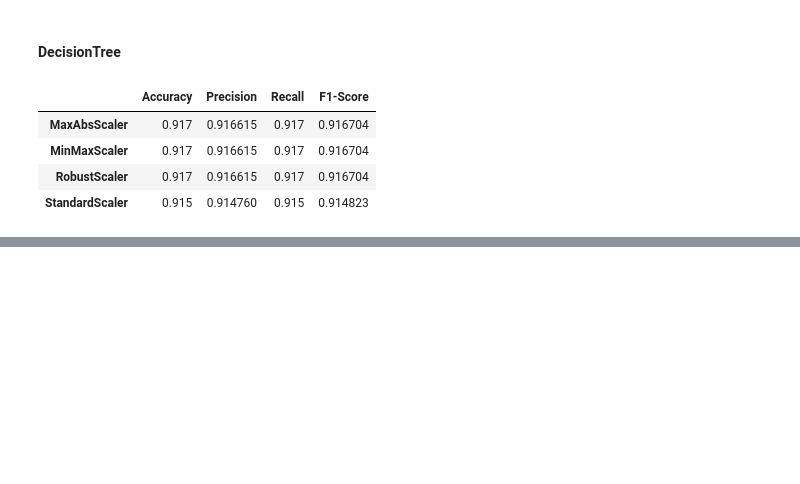
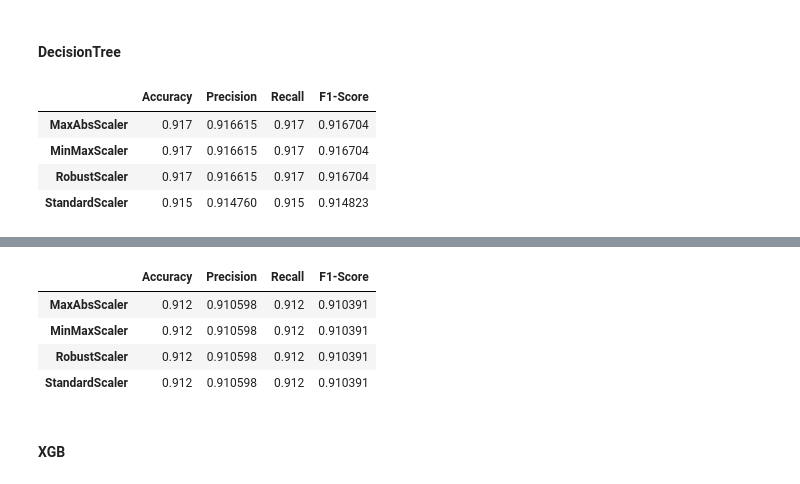
Before and after one commit to CaioViegas/projeto_qualidade_ar, a Jupyter notebook: Notebooks/analise_modelos.ipynb, the cells around one changed output, grey strips where cells are left out. Saved outputs shown, nothing was run; the diff lists cells and outputs as text; code cells hidden in the pictures; blank space fills up the shorter version.

```diff
--- a/Notebooks/analise_modelos.ipynb
+++ b/Notebooks/analise_modelos.ipynb
@@ -92,0 +119,12 @@ apresentar_resultados(decision_tree)
+# %%
+gaussian_nb = GaussianNB()
+# %%
+apresentar_resultados(gaussian_nb)
+# %% [output]
+|  | Accuracy | Precision | Recall | F1-Score |
+| MaxAbsScaler | 0.912 | 0.910598 | 0.912 | 0.910391 |
+| MinMaxScaler | 0.912 | 0.910598 | 0.912 | 0.910391 |
+| RobustScaler | 0.912 | 0.910598 | 0.912 | 0.910391 |
+| StandardScaler | 0.912 | 0.910598 | 0.912 | 0.910391 |
+# %% [markdown]
+#### XGB
```
Also changed, not shown: parts of 15 cells of this notebook.
